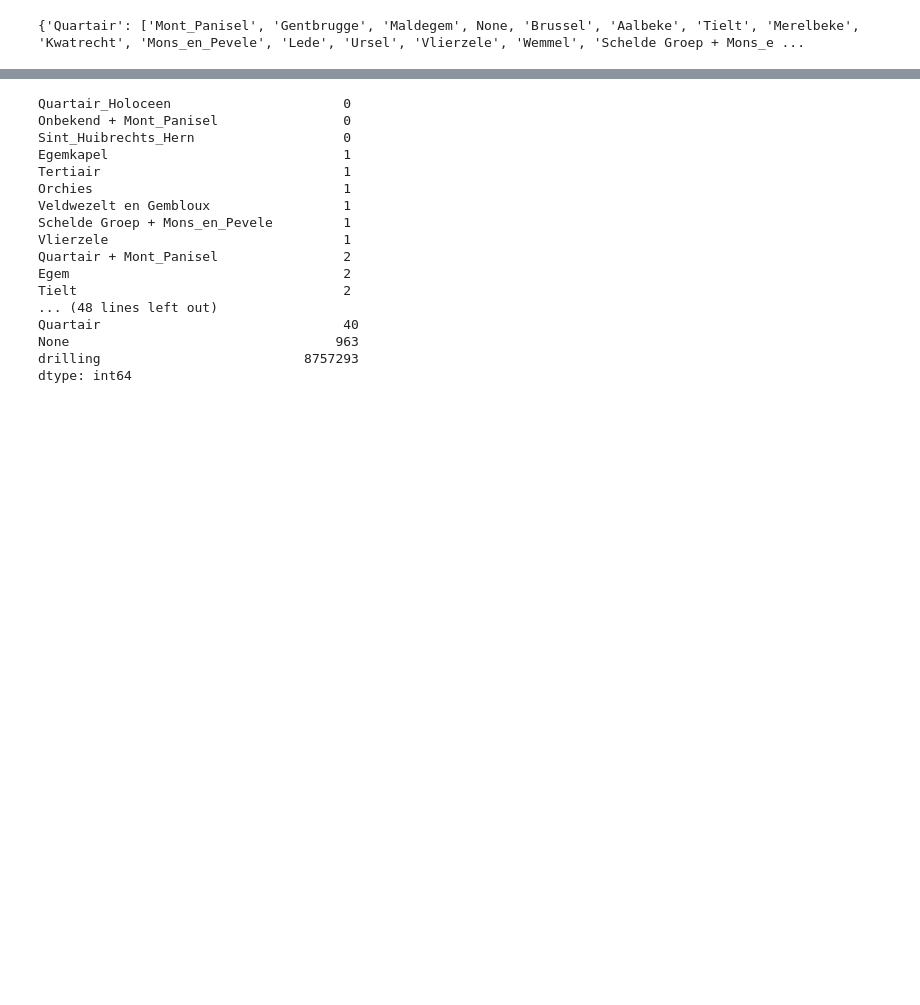
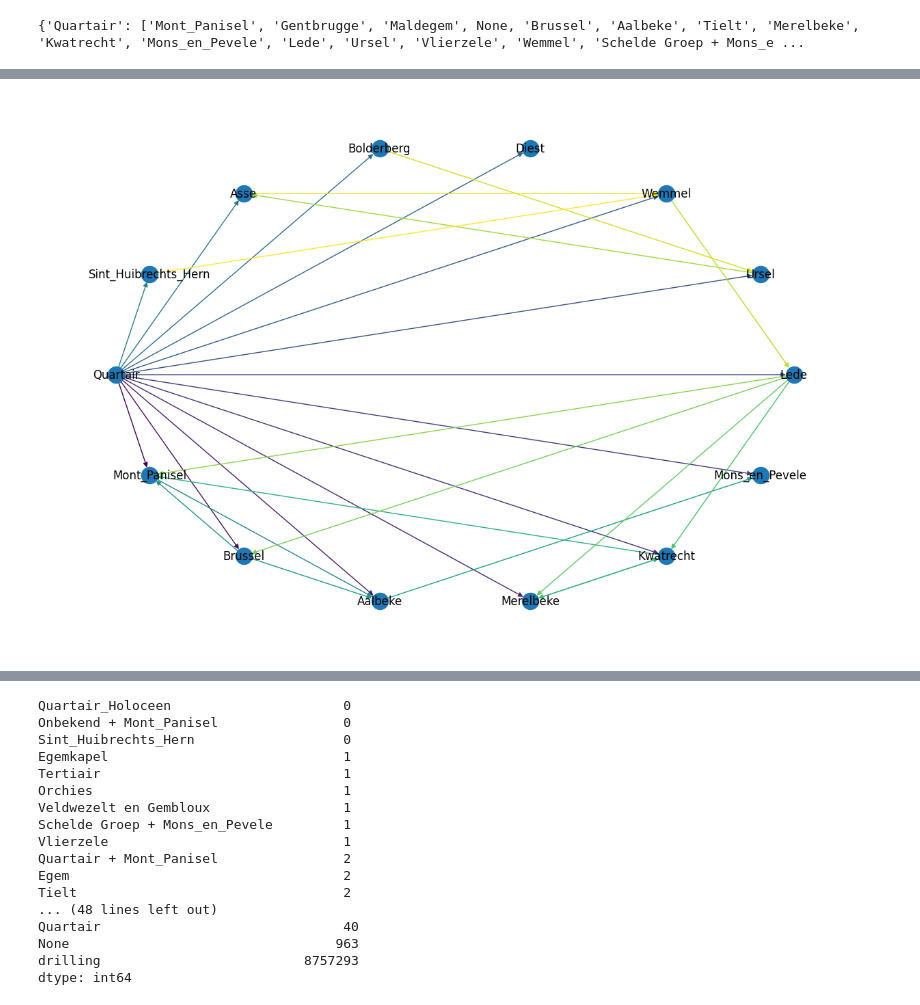
Before and after one commit to VoeP/CPT_usecase, a Jupyter notebook: modeling/EDA.ipynb, the cells around one changed output, grey strips where cells are left out. Saved outputs shown, nothing was run; the diff lists cells and outputs as text; code cells hidden in the pictures; blank space fills up the shorter version.

```diff
--- a/modeling/EDA.ipynb
+++ b/modeling/EDA.ipynb
@@ -447,3 +444,44 @@ plt.show()
+# %%
+import networkx as nx
+
+segments_oi = [
+"Quartair",
+"Diest",
+"Bolderberg",
+"Sint_Huibrechts_Hern",
+"Ursel",
+"Asse",
+"Wemmel",
+"Lede",
+"Brussel",
+"Merelbeke",
+"Kwatrecht",
+"Mont_Panisel",
+"Aalbeke",
+"Mons_en_Pevele",
+]
+
+
+G = nx.DiGraph()
+
+for node, neighbors in dict_sequences.items():
+    for neighbor in neighbors:
+        try:
+            if node in segments_oi and neighbor in segments_oi:
+                G.add_edge(node, neighbor)
+        except ValueError:
+            pass
+
+M = G.number_of_edges()
+edge_colors = range(2, M + 2)
+plt.figure(figsize=(12, 8))
+#plt.figure()
+pos = nx.shell_layout(G, scale=3)
+nx.draw(G, pos, edge_color=edge_colors, with_labels=True)
+plt.savefig("segment_order_restricted.png", dpi=300, bbox_inches='tight')
+plt.show()
+# %% [output]
+[figure, added]
 # %%
 segments = df.lithostrat_id.unique()
 dict_segments = {seg : [] for seg in segments}
```
Also changed, not shown: parts of 6 cells of this notebook, 5 other files.
